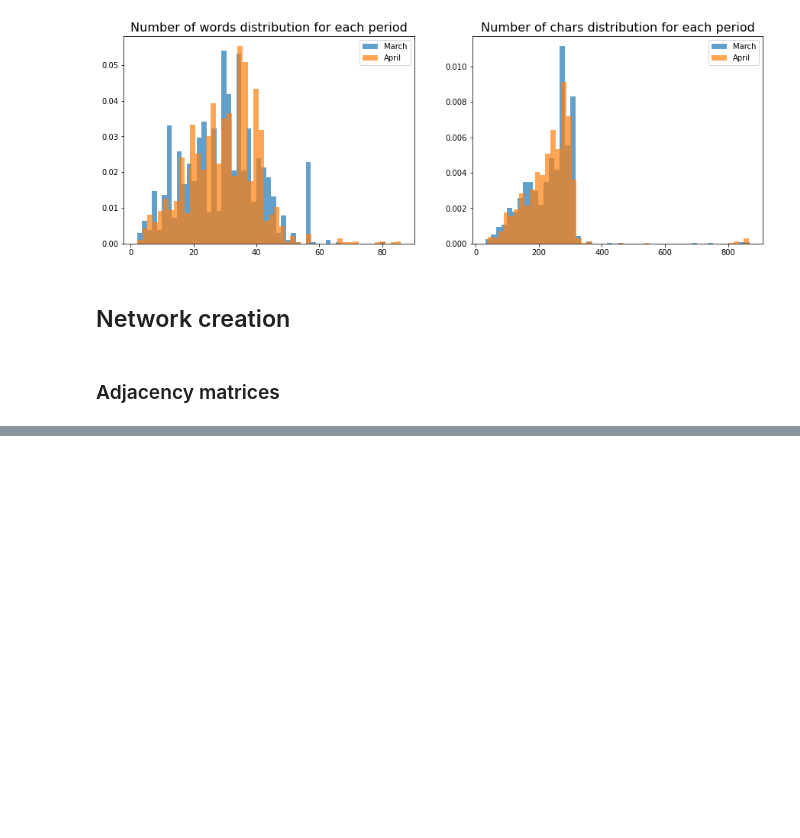
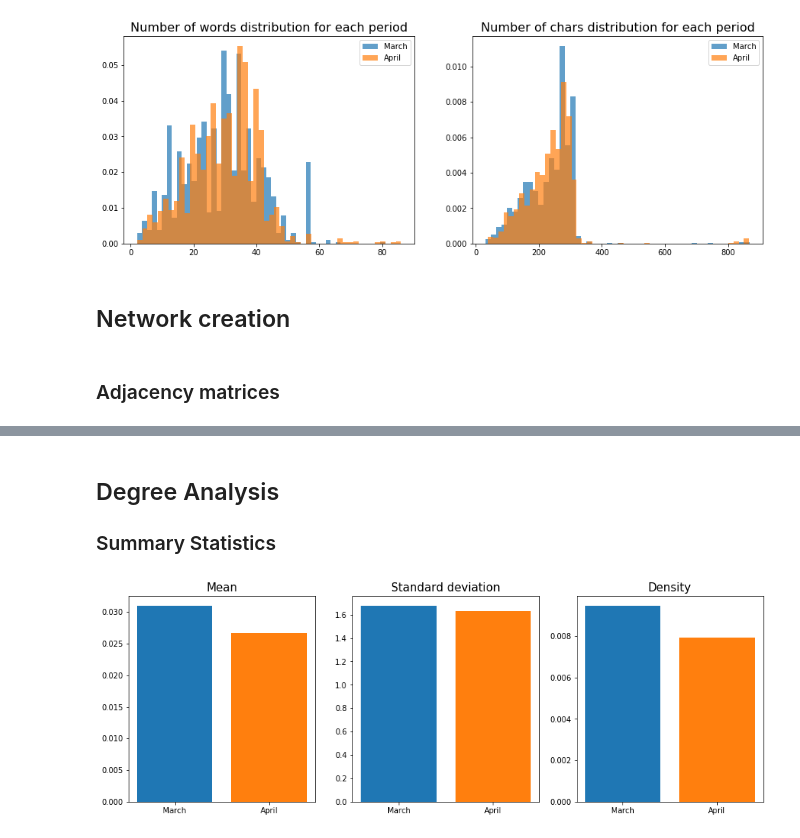
Before and after one commit to Mmiglio/ClimateAction, a Jupyter notebook: Untitled.ipynb, the cells around one changed output, grey strips where cells are left out. Saved outputs shown, nothing was run; the diff lists cells and outputs as text; code cells hidden in the pictures; blank space fills up the shorter version.

Commit message:
Added degree distribution analysis

```diff
--- a/Untitled.ipynb
+++ b/Untitled.ipynb
@@ -215,0 +216,34 @@ _ = plt.show()
+# %% [markdown]
+## Degree Analysis
+### Summary Statistics
+# %%
+# Compute degree distribution statistics
+
+# Loop through every period
+for period in networks.keys():
+    # Loop trough network types
+    for net_type in stats[period].keys():
+        degree_list = stats[period][net_type]['adj_matrix'].flatten()
+        # Compute mean, standard deviation and density of degree distribution
+        stats[period][net_type]["degree_mean"] = degree_list.mean()
+        stats[period][net_type]["degree_std"] = degree_list.std()
+        stats[period][net_type]["degree_density"] = np.minimum(degree_list, np.ones(len(degree_list))).mean()
+# %%
+# Show summary statistics graphically
+fig, axs = plt.subplots(1, 3, figsize=(15, 5))
+
+# Set subplots titles
+_ = axs[0].set_title('Mean',fontsize=16)
+_ = axs[1].set_title('Standard deviation',fontsize=16)
+_ = axs[2].set_title('Density',fontsize=16)
+
+# Print scores for either pre and post
+for period in networks.keys():
+    _ = axs[0].bar(period, stats[period][net_type]["degree_mean"])
+    _ = axs[1].bar(period, stats[period][net_type]["degree_std"])
+    _ = axs[2].bar(period, stats[period][net_type]["degree_density"])
+
+    # Make plot
+_ = plt.show()
+# %% [output]
+[figure, added]
```
Also changed, not shown: parts of 6 cells of this notebook, 3 other files.
